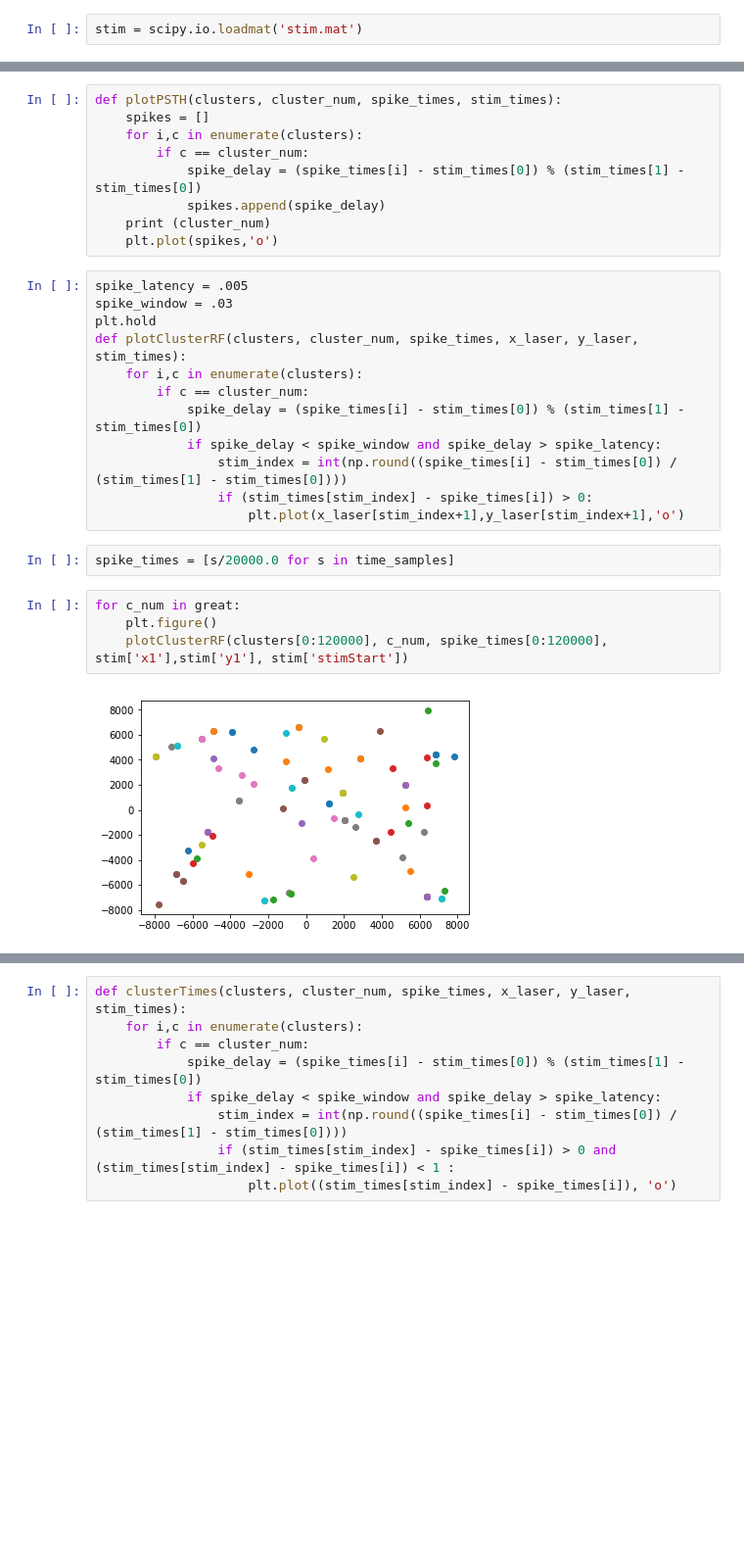
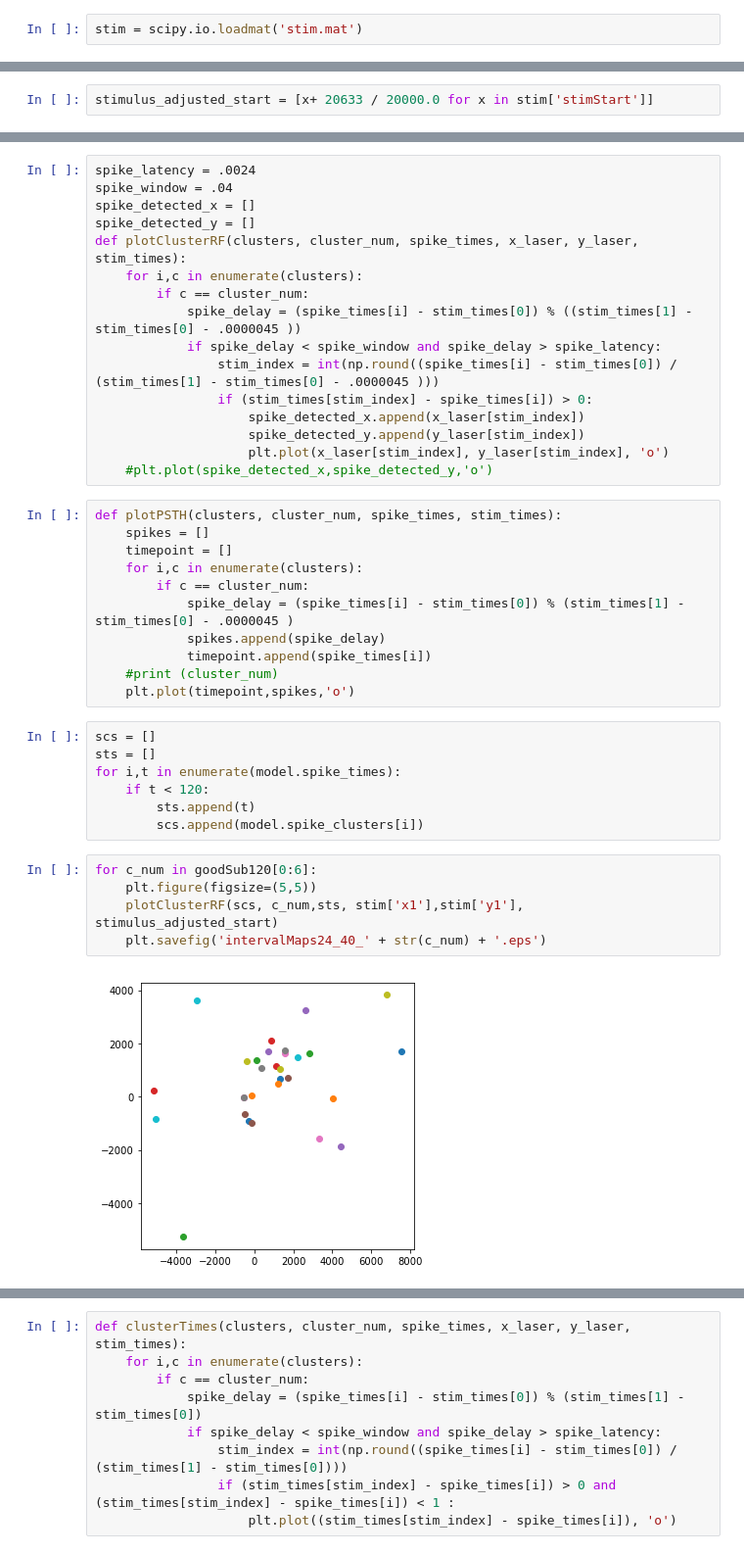
Before and after one commit to peltonen/kwik-tools, a Jupyter notebook: KwikFileRasters.ipynb, the cells around one changed output, grey strips where cells are left out. Shown at 98% size. Saved outputs shown, nothing was run; the diff lists cells and outputs as text; blank space fills up the shorter version.

```diff
--- a/KwikFileRasters.ipynb
+++ b/KwikFileRasters.ipynb
@@ -47,0 +49,2 @@ stim
+# %%
+stimulus_adjusted_start = [x+ 20633 / 20000.0 for x in stim['stimStart']]
@@ -48,29 +86,41 @@ stim
+# %%
+spike_latency = .0024
+spike_window = .04
+spike_detected_x = []
+spike_detected_y = []
+def plotClusterRF(clusters, cluster_num, spike_times, x_laser, y_laser, stim_times):
+    for i,c in enumerate(clusters):
+        if c == cluster_num:
+            spike_delay = (spike_times[i] - stim_times[0]) % ((stim_times[1] - stim_times[0] - .0000045 ))
+            if spike_delay < spike_window and spike_delay > spike_latency:
+                stim_index = int(np.round((spike_times[i] - stim_times[0]) / (stim_times[1] - stim_times[0] - .0000045 )))
+                if (stim_times[stim_index] - spike_times[i]) > 0:
+                    spike_detected_x.append(x_laser[stim_index])
+                    spike_detected_y.append(y_laser[stim_index])
+                    plt.plot(x_laser[stim_index], y_laser[stim_index], 'o')
+    #plt.plot(spike_detected_x,spike_detected_y,'o')
 # %%
 def plotPSTH(clusters, cluster_num, spike_times, stim_times):
     spikes = []
+    timepoint = []
     for i,c in enumerate(clusters):
         if c == cluster_num:
-            spike_delay = (spike_times[i] - stim_times[0]) % (stim_times[1] - stim_times[0])
+            spike_delay = (spike_times[i] - stim_times[0]) % (stim_times[1] - stim_times[0] - .0000045 )
             spikes.append(spike_delay)
-    print (cluster_num)
-    plt.plot(spikes,'o')
+            timepoint.append(spike_times[i])
+    #print (cluster_num)
+    plt.plot(timepoint,spikes,'o')
-# %%
-spike_latency = .005
-spike_window = .03
-plt.hold
-def plotClusterRF(clusters, cluster_num, spike_times, x_laser, y_laser, stim_times):
-    for i,c in enumerate(clusters):
-        if c == cluster_num:
-            spike_delay = (spike_times[i] - stim_times[0]) % (stim_times[1] - stim_times[0])
-            if spike_delay < spike_window and spike_delay > spike_latency:
-                stim_index = int(np.round((spike_times[i] - stim_times[0]) / (stim_times[1] - stim_times[0])))
-                if (stim_times[stim_index] - spike_times[i]) > 0:
-                    plt.plot(x_laser[stim_index+1],y_laser[stim_index+1],'o')
-# %%
-spike_times = [s/20000.0 for s in time_samples]
+# %%
+scs = []
+sts = []
+for i,t in enumerate(model.spike_times):
+    if t < 120:
+        sts.append(t)
+        scs.append(model.spike_clusters[i])
 # %%
-for c_num in great:
-    plt.figure()
-    plotClusterRF(clusters[0:120000], c_num, spike_times[0:120000], stim['x1'],stim['y1'], stim['stimStart'])
+for c_num in goodSub120[0:6]:
+    plt.figure(figsize=(5,5))
+    plotClusterRF(scs, c_num,sts, stim['x1'],stim['y1'], stimulus_adjusted_start)
+    plt.savefig('intervalMaps24_40_' + str(c_num) + '.eps')
 # %% [output]
-[figure, old version]
+[figure, new version]
```
Also changed, not shown: parts of 32 cells of this notebook, 4 other files.
